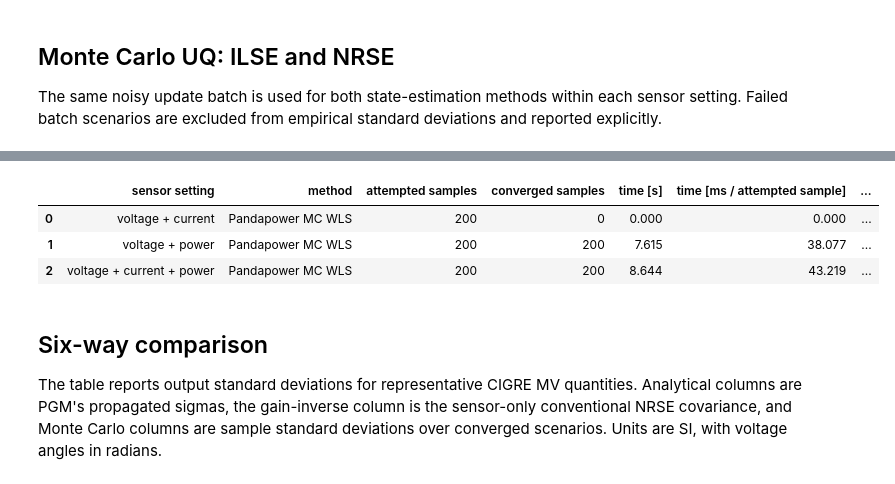
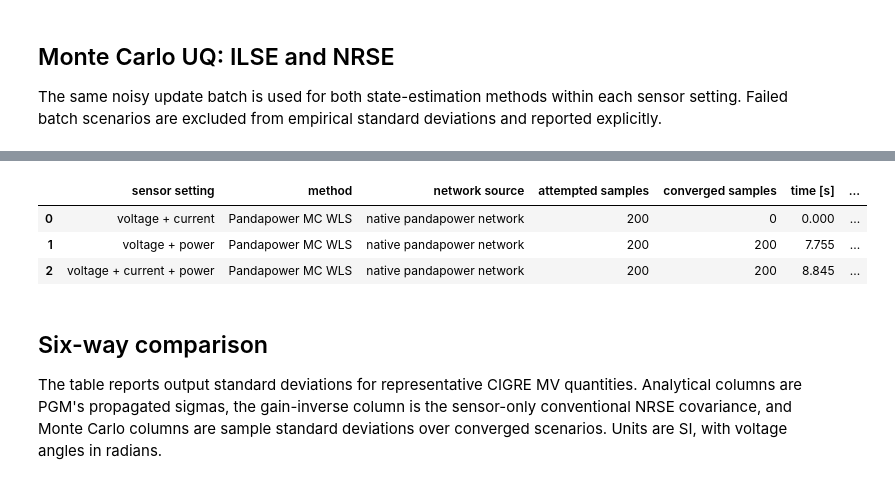
Before and after one commit to Plusero/power-grid-model, a Jupyter notebook: docs/examples/CIGRE MV State Estimation UQ Meshed Example.ipynb, the cells around one changed output, grey strips where cells are left out. Drawn from its saved outputs; the diff is of its cells as text; code cells hidden in the pictures.

```diff
--- a/docs/examples/CIGRE MV State Estimation UQ Meshed Example.ipynb
+++ b/docs/examples/CIGRE MV State Estimation UQ Meshed Example.ipynb
@@ -818,6 +823,9 @@ This independent Monte Carlo path uses pandapower's [weighted-least-squares stat
 
 The pandapower sample count is shown separately because this Python-level estimator runs one scenario at a time. A zero-convergence row is retained as `NaN` in the comparison and accuracy tables; it is not treated as a zero uncertainty.
 # %%
+native_pandapower_network = pp_networks.create_cigre_network_mv(with_der=False)
+native_pandapower_network.switch.loc[native_pandapower_network.switch["et"] == "l", "closed"] = True
+
 pandapower_sample_count = 200
 pandapower_results = {}
 pandapower_status_rows = []
@@ -828,37 +836,39 @@ for setting, input_data in state_estimation_inputs.items():
         monte_carlo_sample_count,
         seed=2026,
     )
     result = run_pandapower_monte_carlo(
         input_data,
         pandapower_updates,
+        pandapower_network=native_pandapower_network,
         sample_count=pandapower_sample_count,
     )
     pandapower_results[setting] = result
     converged_sample_count = int(np.count_nonzero(result.converged))
     if setting != "voltage + current" and converged_sample_count < 0.9 * pandapower_sample_count:
         raise RuntimeError(result.failure_reason or f"Too many failed pandapower scenarios for {setting}")
     pandapower_status_rows.append(
         {
             "sensor setting": setting,
             "method": "Pandapower MC WLS",
+            "network source": result.network_source,
             "attempted samples": pandapower_sample_count,
             "converged samples": converged_sample_count,
             "time [s]": result.seconds,
             "time [ms / attempted sample]": 1e3 * result.seconds / pandapower_sample_count,
             "retained measurement channels": result.measurement_count,
             "omitted current-angle channels": result.omitted_current_angle_count,
             "omitted open-branch channels": result.omitted_out_of_service_measurement_count,
             "status": result.failure_reason or "converged",
         }
     )
 
 pandapower_status = pd.DataFrame(pandapower_status_rows)
 pandapower_status.round(3)
 # %% [output]
-|  | sensor setting | method | attempted samples | converged samples | time [s] | time [ms / attempted sample] | ... |
-| 0 | voltage + current | Pandapower MC WLS | 200 | 0 | 0.000 | 0.000 | ... |
-| 1 | voltage + power | Pandapower MC WLS | 200 | 200 | 7.615 | 38.077 | ... |
-| 2 | voltage + current + power | Pandapower MC WLS | 200 | 200 | 8.644 | 43.219 | ... |
+|  | sensor setting | method | network source | attempted samples | converged samples | time [s] | ... |
+| 0 | voltage + current | Pandapower MC WLS | native pandapower network | 200 | 0 | 0.000 | ... |
+| 1 | voltage + power | Pandapower MC WLS | native pandapower network | 200 | 200 | 7.755 | ... |
+| 2 | voltage + current + power | Pandapower MC WLS | native pandapower network | 200 | 200 | 8.845 | ... |
 # %% [markdown]
 ## Six-way comparison
 
```
Also changed, not shown: parts of 5 cells of this notebook, 6 other files.
